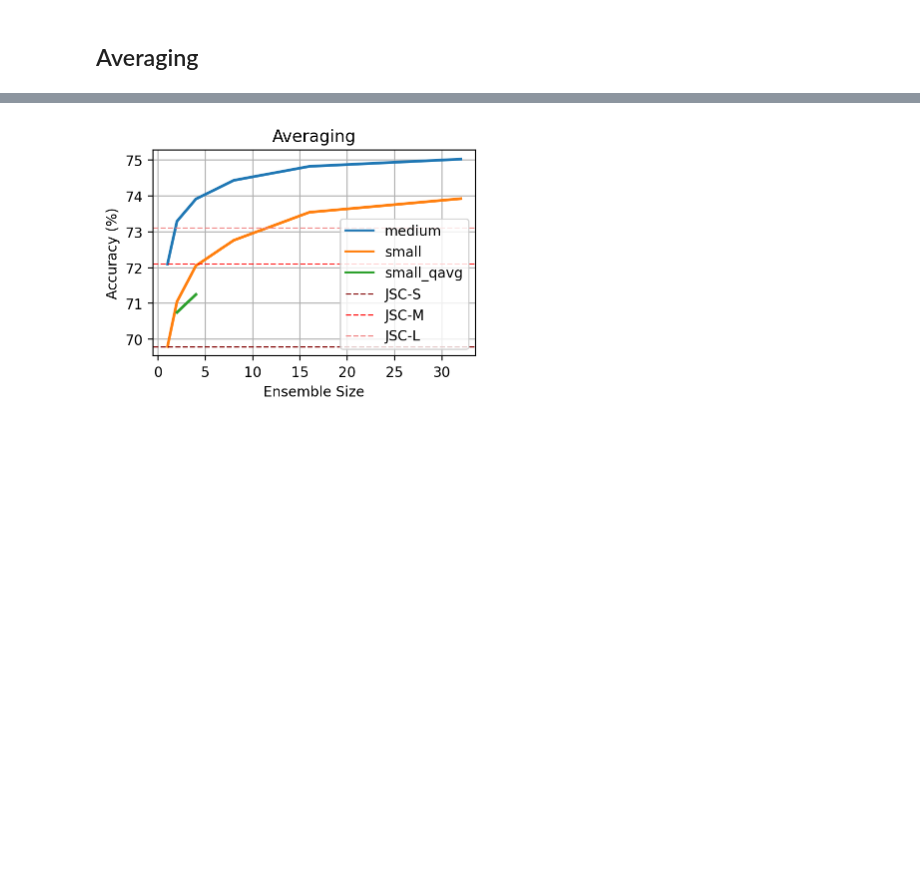
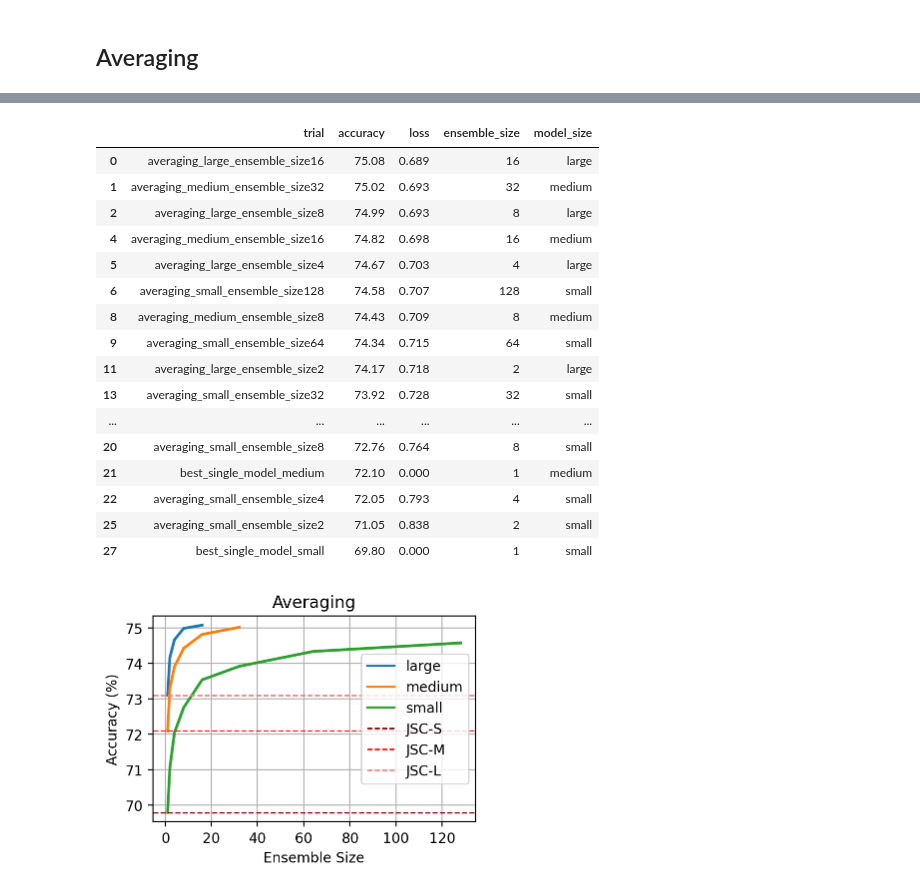
Before and after one commit to oliviaweng/logicnets, a Jupyter notebook: examples/jet_substructure/plots/analysis.ipynb, the cells around one changed output, grey strips where cells are left out. Saved outputs shown, nothing was run; the diff lists cells and outputs as text; code cells hidden in the pictures; blank space fills up the shorter version.

```diff
--- a/examples/jet_substructure/plots/analysis.ipynb
+++ b/examples/jet_substructure/plots/analysis.ipynb
@@ -73,10 +102,19 @@ best_single_model_med = {
     "ensemble_size": 1,
     "model_size": "medium",
 }
+best_single_model_large = {
+    "trial": "best_single_model_large",
+    "accuracy": 73.1,
+    "loss": 0.0, # TODO: Update loss
+    "ensemble_size": 1,
+    "model_size": "large",
+}
 best_single_model_small_df = pd.DataFrame(best_single_model_small, index=[0])
 best_single_model_med_df = pd.DataFrame(best_single_model_med, index=[0])
+best_single_model_large_df = pd.DataFrame(best_single_model_large, index=[0])
 df = pd.concat([df, best_single_model_small_df], ignore_index=True)
 df = pd.concat([df, best_single_model_med_df], ignore_index=True)
+df = pd.concat([df, best_single_model_large_df], ignore_index=True)
 df = df.sort_values("accuracy", ignore_index=True, ascending=False)
 averaging_df = df
 df
@@ -100,31 +139,46 @@ accuracy_files: ['../averaging/small_qavg_ensemble_size2/small_qavg_ensemble_siz
 # %%
 """
 Line plot of accuracy vs ensemble size
 """
+plot_df = df.loc[df["model_size"].isin(["small", "medium", "large"])]
+display(plot_df)
 fig, ax = plt.subplots(figsize=(4, 3))
-
-# TODO: Sort df by model size to get consistent colored lines per model size
-# across ensemble methods
-
 ax = sns.lineplot(
-    data=df,
+    data=plot_df,
     x="ensemble_size",
     y="accuracy",
     ax=ax,
     hue="model_size",
     linewidth=2,
     # label="JSC-S Ensemble"
 )
 plt.axhline(y=69.8, linewidth=1, linestyle="--", color="maroon", label="JSC-S")
 plt.axhline(y=72.1, linewidth=1, linestyle="--", color="red", label="JSC-M")
 plt.axhline(y=73.1, linewidth=1, linestyle="--", color="lightcoral", label="JSC-L")
 ax.grid()
 ax.legend()
 ax.set_title("Averaging")
 ax.set_ylabel("Accuracy (%)")
 ax.set_xlabel("Ensemble Size")
 fig.tight_layout()
 plt.savefig("averaging_acc_v_ensemble_size_lineplot.pdf")
 plt.savefig("averaging_acc_v_ensemble_size_lineplot.png")
 # %% [output]
+|  | trial | accuracy | loss | ensemble_size | model_size |
+| 0 | averaging_large_ensemble_size16 | 75.08 | 0.689 | 16 | large |
+| 1 | averaging_medium_ensemble_size32 | 75.02 | 0.693 | 32 | medium |
+| 2 | averaging_large_ensemble_size8 | 74.99 | 0.693 | 8 | large |
+| 4 | averaging_medium_ensemble_size16 | 74.82 | 0.698 | 16 | medium |
+| 5 | averaging_large_ensemble_size4 | 74.67 | 0.703 | 4 | large |
+| 6 | averaging_small_ensemble_size128 | 74.58 | 0.707 | 128 | small |
+| 8 | averaging_medium_ensemble_size8 | 74.43 | 0.709 | 8 | medium |
+| 9 | averaging_small_ensemble_size64 | 74.34 | 0.715 | 64 | small |
+| 11 | averaging_large_ensemble_size2 | 74.17 | 0.718 | 2 | large |
+| 13 | averaging_small_ensemble_size32 | 73.92 | 0.728 | 32 | small |
+| ... | ... | ... | ... | ... | ... |
+| 20 | averaging_small_ensemble_size8 | 72.76 | 0.764 | 8 | small |
+| 21 | best_single_model_medium | 72.10 | 0.000 | 1 | medium |
+| 22 | averaging_small_ensemble_size4 | 72.05 | 0.793 | 4 | small |
+| 25 | averaging_small_ensemble_size2 | 71.05 | 0.838 | 2 | small |
+| 27 | best_single_model_small | 69.80 | 0.000 | 1 | small |
-[figure, old version]
+[figure, new version]
```
Also changed, not shown: parts of 6 cells of this notebook, 33 other files.
